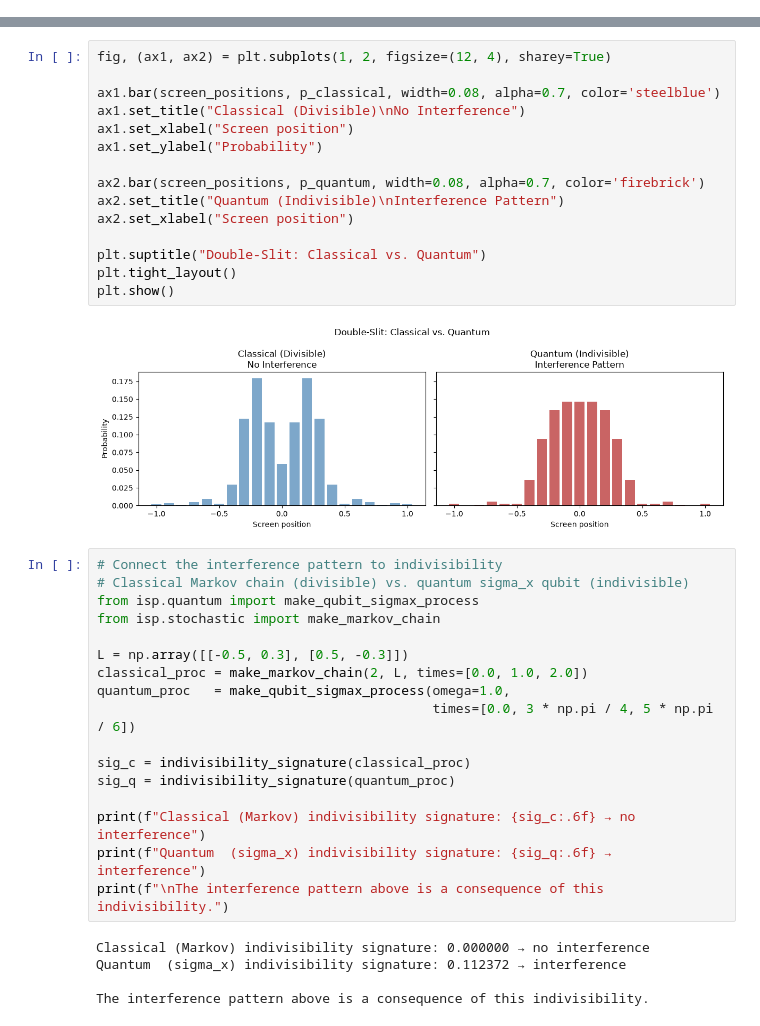
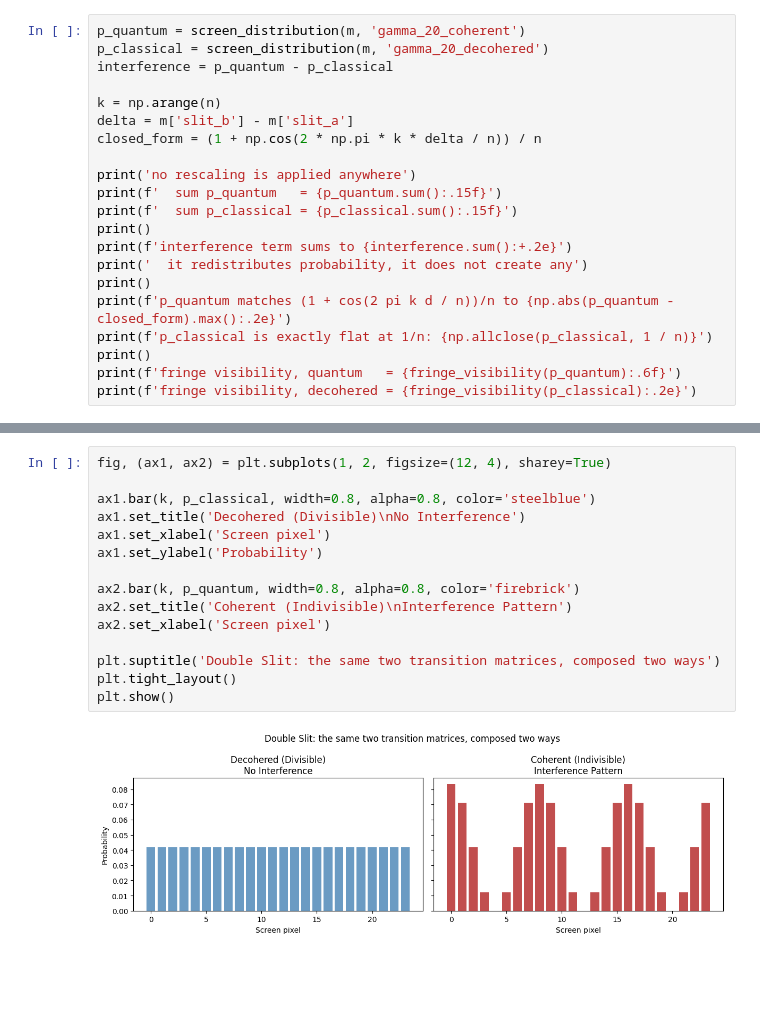
Before and after one commit to mrklaney/isp-lab, a Jupyter notebook: notebooks/05_interference.ipynb, the cells around one changed output, grey strips where cells are left out. Saved outputs shown, nothing was run; the diff lists cells and outputs as text; blank space fills up the shorter version.

```diff
--- a/notebooks/05_interference.ipynb
+++ b/notebooks/05_interference.ipynb
@@ -65,0 +87,21 @@ p_quantum /= p_quantum.sum()
+# %%
+p_quantum = screen_distribution(m, 'gamma_20_coherent')
+p_classical = screen_distribution(m, 'gamma_20_decohered')
+interference = p_quantum - p_classical
+
+k = np.arange(n)
+delta = m['slit_b'] - m['slit_a']
+closed_form = (1 + np.cos(2 * np.pi * k * delta / n)) / n
+
+print('no rescaling is applied anywhere')
+print(f'  sum p_quantum   = {p_quantum.sum():.15f}')
+print(f'  sum p_classical = {p_classical.sum():.15f}')
+print()
+print(f'interference term sums to {interference.sum():+.2e}')
+print('  it redistributes probability, it does not create any')
+print()
+print(f'p_quantum matches (1 + cos(2 pi k d / n))/n to {np.abs(p_quantum - closed_form).max():.2e}')
+print(f'p_classical is exactly flat at 1/n: {np.allclose(p_classical, 1 / n)}')
+print()
+print(f'fringe visibility, quantum   = {fringe_visibility(p_quantum):.6f}')
+print(f'fringe visibility, decohered = {fringe_visibility(p_classical):.2e}')
@@ -66,39 +121,17 @@ p_quantum /= p_quantum.sum()
 # %%
 fig, (ax1, ax2) = plt.subplots(1, 2, figsize=(12, 4), sharey=True)
 
-ax1.bar(screen_positions, p_classical, width=0.08, alpha=0.7, color='steelblue')
-ax1.set_title("Classical (Divisible)\nNo Interference")
-ax1.set_xlabel("Screen position")
-ax1.set_ylabel("Probability")
+ax1.bar(k, p_classical, width=0.8, alpha=0.8, color='steelblue')
+ax1.set_title('Decohered (Divisible)\nNo Interference')
+ax1.set_xlabel('Screen pixel')
+ax1.set_ylabel('Probability')
 
-ax2.bar(screen_positions, p_quantum, width=0.08, alpha=0.7, color='firebrick')
-ax2.set_title("Quantum (Indivisible)\nInterference Pattern")
-ax2.set_xlabel("Screen position")
+ax2.bar(k, p_quantum, width=0.8, alpha=0.8, color='firebrick')
+ax2.set_title('Coherent (Indivisible)\nInterference Pattern')
+ax2.set_xlabel('Screen pixel')
 
-plt.suptitle("Double-Slit: Classical vs. Quantum")
+plt.suptitle('Double Slit: the same two transition matrices, composed two ways')
 plt.tight_layout()
 plt.show()
 # %% [output]
-[figure, old version]
+[figure, new version]
-# %%
-# Connect the interference pattern to indivisibility
-# Classical Markov chain (divisible) vs. quantum sigma_x qubit (indivisible)
-from isp.quantum import make_qubit_sigmax_process
-from isp.stochastic import make_markov_chain
-
-L = np.array([[-0.5, 0.3], [0.5, -0.3]])
-classical_proc = make_markov_chain(2, L, times=[0.0, 1.0, 2.0])
-quantum_proc   = make_qubit_sigmax_process(omega=1.0,
-                                           times=[0.0, 3 * np.pi / 4, 5 * np.pi / 6])
-
-sig_c = indivisibility_signature(classical_proc)
-sig_q = indivisibility_signature(quantum_proc)
-
-print(f"Classical (Markov) indivisibility signature: {sig_c:.6f} → no interference")
-print(f"Quantum  (sigma_x) indivisibility signature: {sig_q:.6f} → interference")
-print(f"\nThe interference pattern above is a consequence of this indivisibility.")
-# %% [output]
-Classical (Markov) indivisibility signature: 0.000000 → no interference
-Quantum  (sigma_x) indivisibility signature: 0.112372 → interference
-
-The interference pattern above is a consequence of this indivisibility.
```
Also changed, not shown: parts of 20 cells of this notebook, 16 other files.
